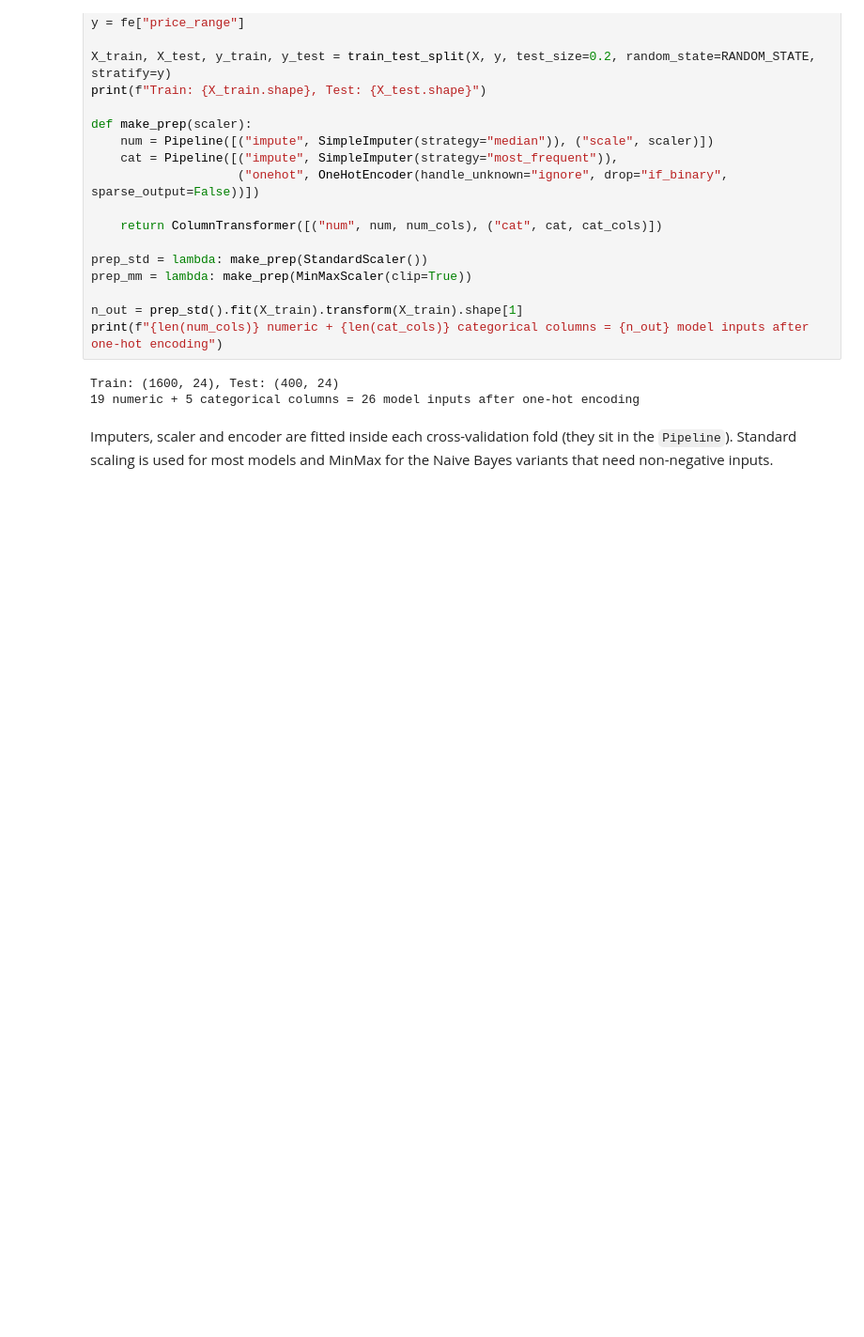
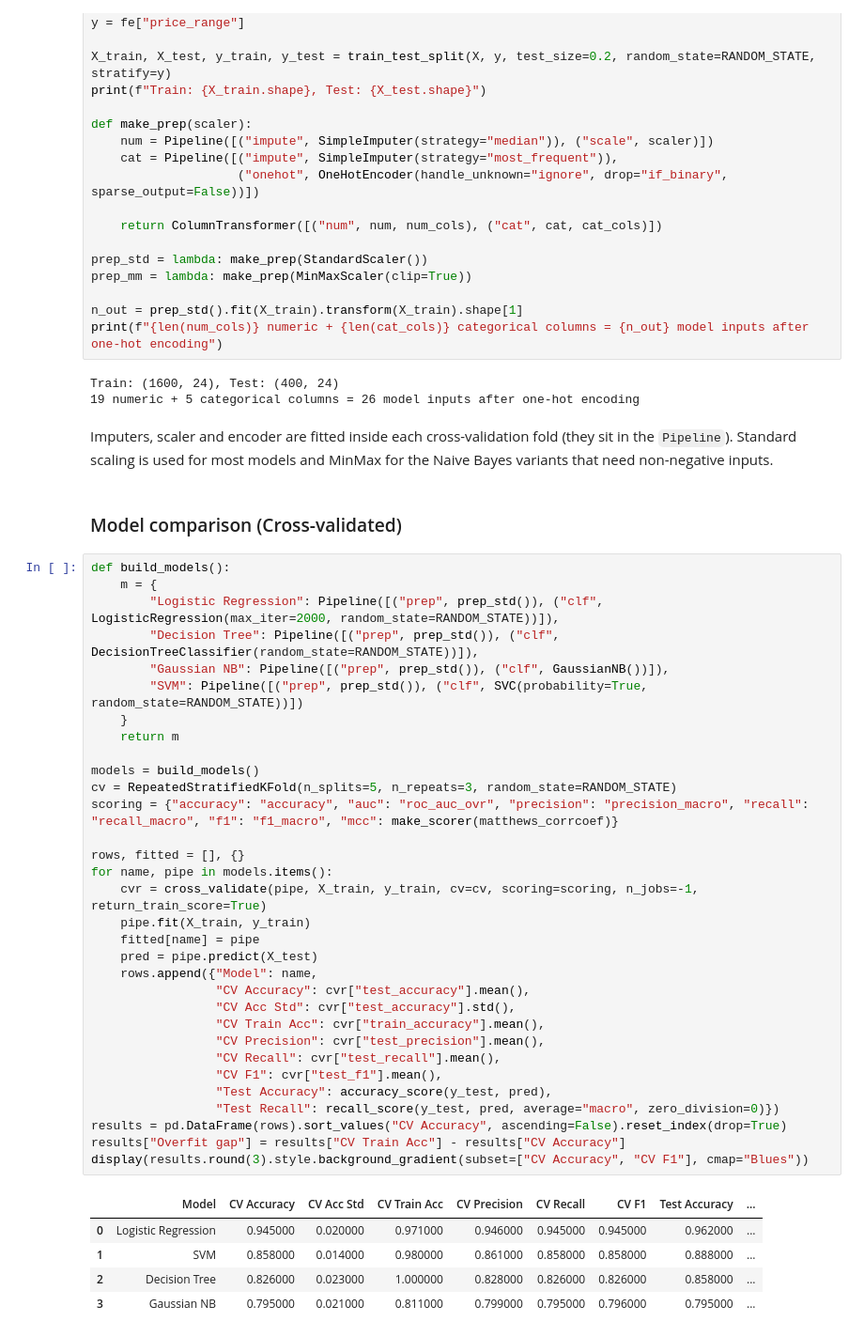
Before and after one commit to anikets349/ML-Assignment, a Jupyter notebook: Assignment.ipynb, the cells around one changed output. Shown at 94% size. Cells and saved outputs as stored; diff of their text form; blank space fills up the shorter version.

Commit message:
feat: Add model comparison

```diff
--- a/Assignment.ipynb
+++ b/Assignment.ipynb
@@ -456,3 +464,43 @@ Train: (1600, 24), Test: (400, 24)
 19 numeric + 5 categorical columns = 26 model inputs after one-hot encoding
 # %% [markdown]
 Imputers, scaler and encoder are fitted inside each cross-validation fold (they sit in the `Pipeline`). Standard scaling is used for most models and MinMax for the Naive Bayes variants that need non-negative inputs.
+# %% [markdown]
+### Model comparison (Cross-validated)
+# %%
+def build_models():
+    m = {
+        "Logistic Regression": Pipeline([("prep", prep_std()), ("clf", LogisticRegression(max_iter=2000, random_state=RANDOM_STATE))]),
+        "Decision Tree": Pipeline([("prep", prep_std()), ("clf", DecisionTreeClassifier(random_state=RANDOM_STATE))]),
+        "Gaussian NB": Pipeline([("prep", prep_std()), ("clf", GaussianNB())]),
+        "SVM": Pipeline([("prep", prep_std()), ("clf", SVC(probability=True, random_state=RANDOM_STATE))])
+    }
+    return m
+
+models = build_models()
+cv = RepeatedStratifiedKFold(n_splits=5, n_repeats=3, random_state=RANDOM_STATE)
+scoring = {"accuracy": "accuracy", "auc": "roc_auc_ovr", "precision": "precision_macro", "recall": "recall_macro", "f1": "f1_macro", "mcc": make_scorer(matthews_corrcoef)}
+
+rows, fitted = [], {}
+for name, pipe in models.items():
+    cvr = cross_validate(pipe, X_train, y_train, cv=cv, scoring=scoring, n_jobs=-1, return_train_score=True)
+    pipe.fit(X_train, y_train)
+    fitted[name] = pipe
+    pred = pipe.predict(X_test)
+    rows.append({"Model": name,
+                 "CV Accuracy": cvr["test_accuracy"].mean(),
+                 "CV Acc Std": cvr["test_accuracy"].std(),
+                 "CV Train Acc": cvr["train_accuracy"].mean(),
+                 "CV Precision": cvr["test_precision"].mean(),
+                 "CV Recall": cvr["test_recall"].mean(),
+                 "CV F1": cvr["test_f1"].mean(),
+                 "Test Accuracy": accuracy_score(y_test, pred),
+                 "Test Recall": recall_score(y_test, pred, average="macro", zero_division=0)})
+results = pd.DataFrame(rows).sort_values("CV Accuracy", ascending=False).reset_index(drop=True)
+results["Overfit gap"] = results["CV Train Acc"] - results["CV Accuracy"]
+display(results.round(3).style.background_gradient(subset=["CV Accuracy", "CV F1"], cmap="Blues"))
+# %% [output]
+|  | Model | CV Accuracy | CV Acc Std | CV Train Acc | CV Precision | CV Recall | CV F1 | Test Accuracy | ... |
+| 0 | Logistic Regression | 0.945000 | 0.020000 | 0.971000 | 0.946000 | 0.945000 | 0.945000 | 0.962000 | ... |
+| 1 | SVM | 0.858000 | 0.014000 | 0.980000 | 0.861000 | 0.858000 | 0.858000 | 0.888000 | ... |
+| 2 | Decision Tree | 0.826000 | 0.023000 | 1.000000 | 0.828000 | 0.826000 | 0.826000 | 0.858000 | ... |
+| 3 | Gaussian NB | 0.795000 | 0.021000 | 0.811000 | 0.799000 | 0.795000 | 0.796000 | 0.795000 | ... |
```
Also changed, not shown: parts of 1 cell of this notebook.
